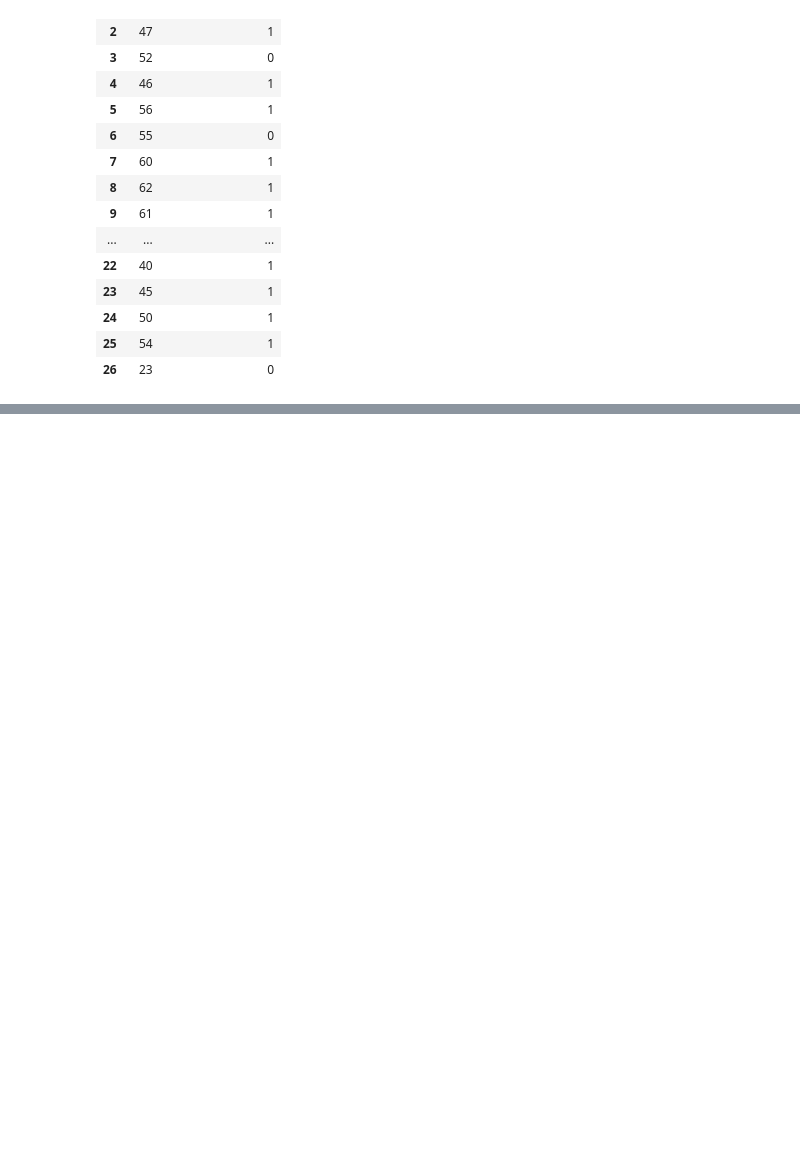
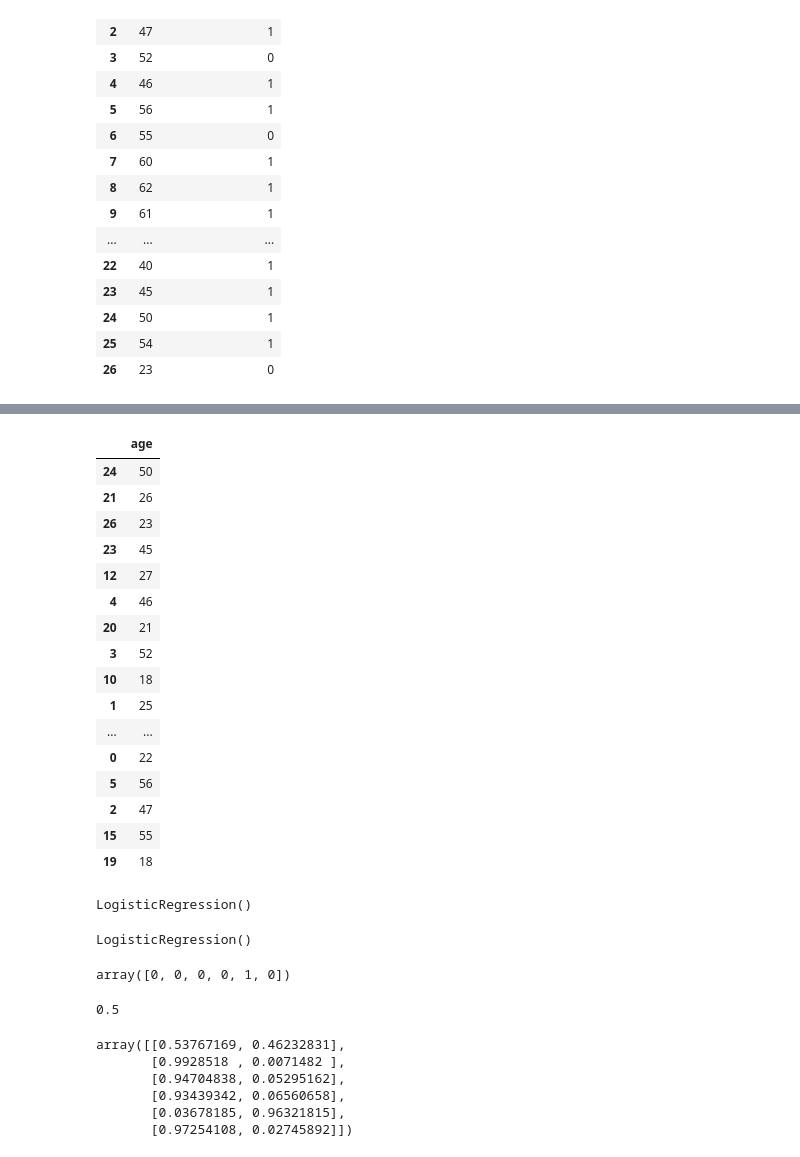
Before and after one commit to BhardwajAbhay/ML_AND_Google_Colab, a Jupyter notebook: 04_Google_Colab(ML)/9insurance.ipynb, the cells around one changed output, grey strips where cells are left out. Drawn from its saved outputs; the diff is of its cells as text; code cells hidden in the pictures; blank space fills up the shorter version.

```diff
--- a/04_Google_Colab(ML)/9insurance.ipynb
+++ b/04_Google_Colab(ML)/9insurance.ipynb
@@ -37,0 +42,2 @@ AttributeError: module 'matplotlib' has no attribute 'scatter'
+# %%
+x_train, x_test, y_train, y_test = train_test_split(df[['age']], df.bought_insurance, test_size= 0.2)
@@ -37,0 +54,46 @@ AttributeError: module 'matplotlib' has no attribute 'scatter'
+# %%
+x_train
+# %% [output]
+|  | age |
+| 24 | 50 |
+| 21 | 26 |
+| 26 | 23 |
+| 23 | 45 |
+| 12 | 27 |
+| 4 | 46 |
+| 20 | 21 |
+| 3 | 52 |
+| 10 | 18 |
+| 1 | 25 |
+| ... | ... |
+| 0 | 22 |
+| 5 | 56 |
+| 2 | 47 |
+| 15 | 55 |
+| 19 | 18 |
+# %%
+reg = LogisticRegression()
+reg
+# %% [output]
+LogisticRegression()
+# %%
+reg.fit(x_train, y_train)
+# %% [output]
+LogisticRegression()
+# %%
+reg.predict(x_test)
+# %% [output]
+array([0, 0, 0, 0, 1, 0])
+# %%
+reg.score(x_test, y_test)
+# %% [output]
+0.5
+# %%
+reg.predict_proba(x_test)
+# %% [output]
+array([[0.53767169, 0.46232831],
+       [0.9928518 , 0.0071482 ],
+       [0.94704838, 0.05295162],
+       [0.93439342, 0.06560658],
+       [0.03678185, 0.96321815],
+       [0.97254108, 0.02745892]])
```
Also changed, not shown: parts of 4 cells of this notebook, 9 other files.
